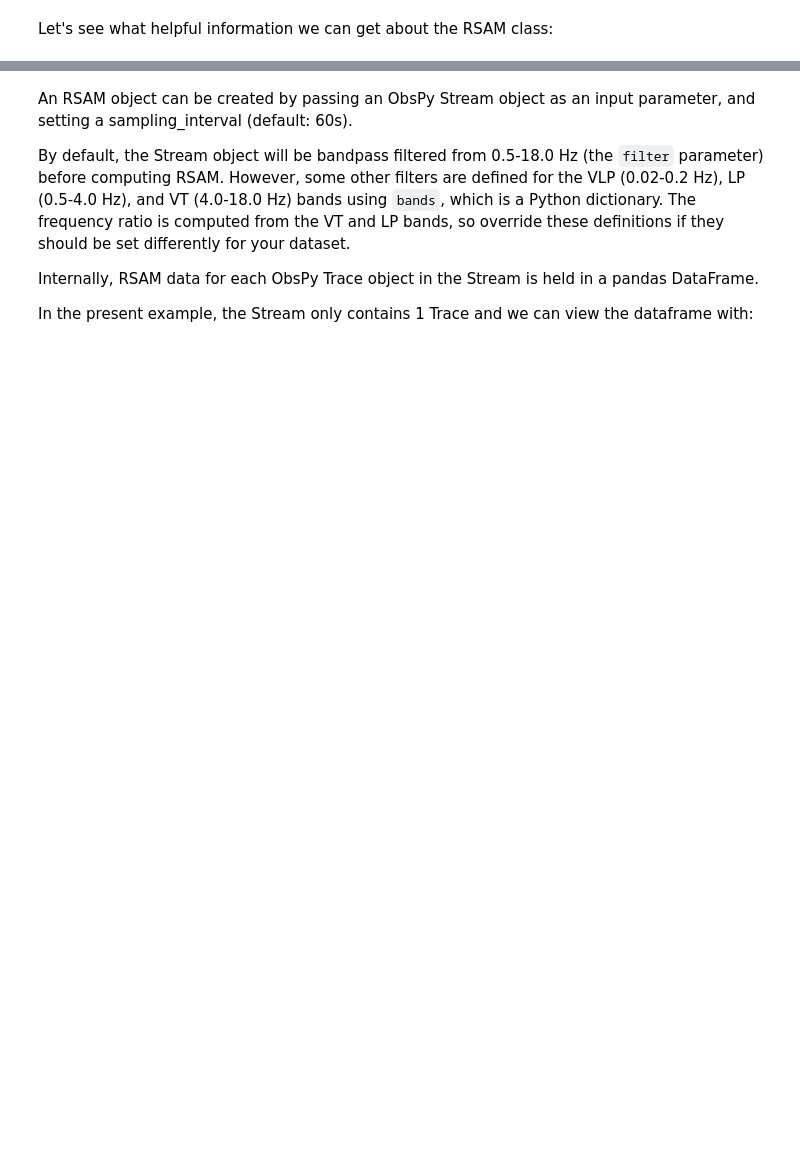
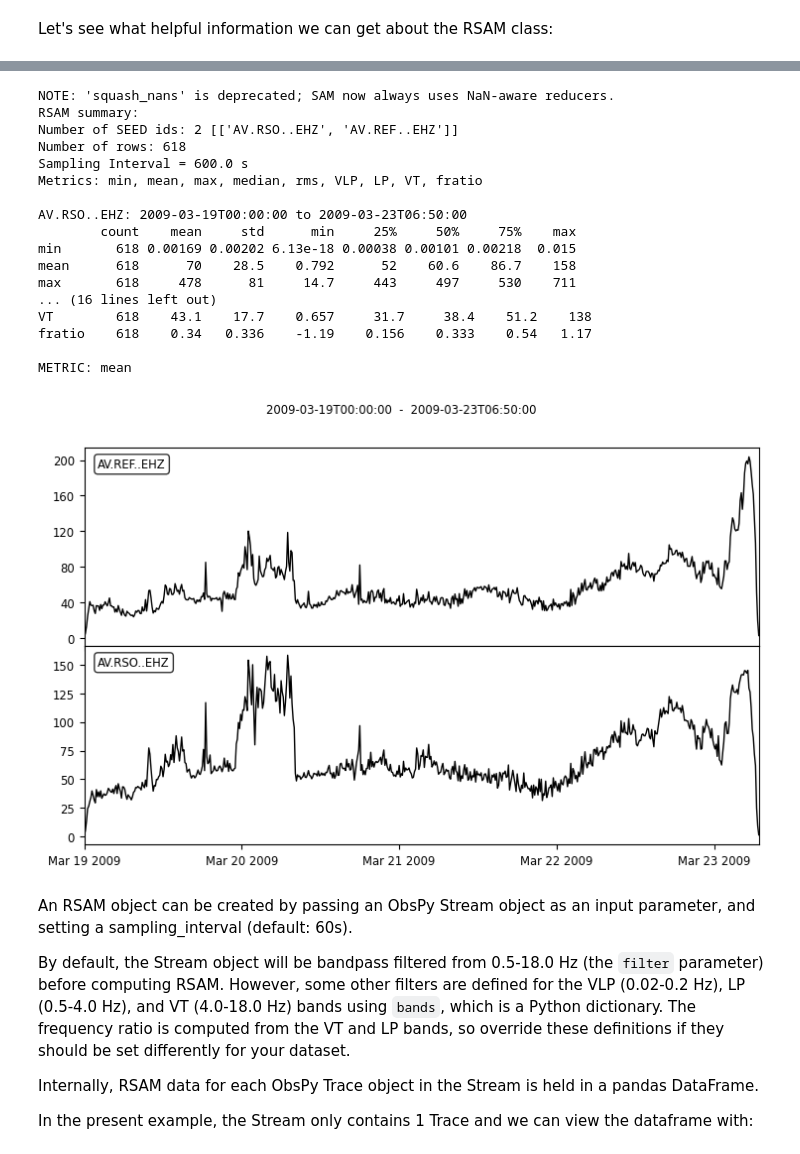
Before and after one commit to gthompson/CompSciS26, a Jupyter notebook: week10/101_RSAM.ipynb, the cells around one changed output, grey strips where cells are left out. Saved outputs shown, nothing was run; the diff lists cells and outputs as text; code cells hidden in the pictures; blank space fills up the shorter version.

```diff
--- a/week10/101_RSAM.ipynb
+++ b/week10/101_RSAM.ipynb
@@ -121,7 +166,26 @@ help(RSAM)
 # %%
-rsamObj = RSAM(stream=st, sampling_interval=60) # 60-s sampling interval
+rsamObj = RSAM(stream=st, sampling_interval=600, clip='mad') # 60-s sampling interval
 print(str(rsamObj))
 rsamObj.plot()
+# %% [output]
+NOTE: 'squash_nans' is deprecated; SAM now always uses NaN-aware reducers.
+RSAM summary:
+Number of SEED ids: 2 [['AV.RSO..EHZ', 'AV.REF..EHZ']]
+Number of rows: 618
+Sampling Interval = 600.0 s
+Metrics: min, mean, max, median, rms, VLP, LP, VT, fratio
+
+AV.RSO..EHZ: 2009-03-19T00:00:00 to 2009-03-23T06:50:00
+        count    mean     std      min     25%     50%     75%    max
+min       618 0.00169 0.00202 6.13e-18 0.00038 0.00101 0.00218  0.015
+mean      618      70    28.5    0.792      52    60.6    86.7    158
+max       618     478      81     14.7     443     497     530    711
+... (16 lines left out)
+VT        618    43.1    17.7    0.657     31.7     38.4    51.2    138
+fratio    618    0.34   0.336    -1.19    0.156    0.333    0.54   1.17
+
+METRIC: mean
+[figure, added]
 # %% [markdown]
 An RSAM object can be created by passing an ObsPy Stream object as an input parameter, and setting a sampling_interval (default: 60s).
 
```
Also changed, not shown: parts of 22 cells of this notebook.
